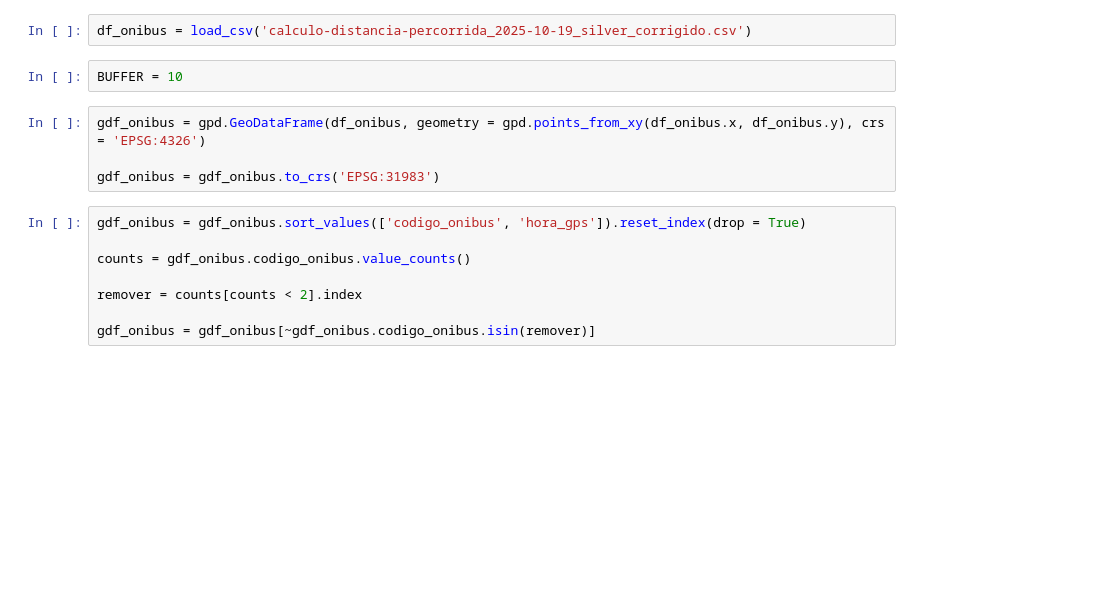
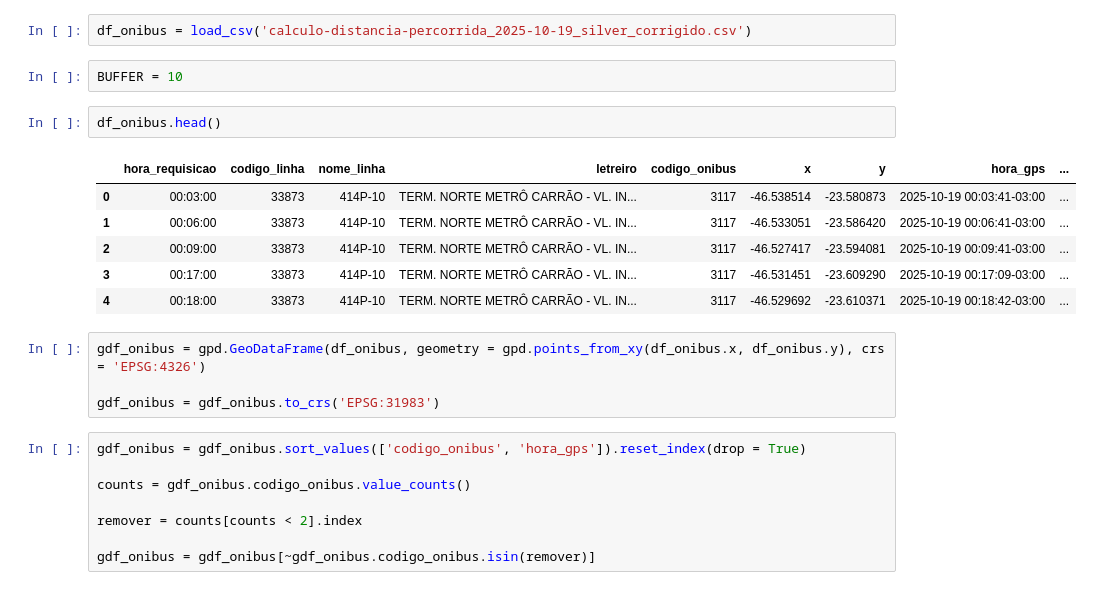
Before and after one commit to sepep-pmsp/onibus_eletricos_saude, a Jupyter notebook: 03_linestrings_buffer.ipynb, the cells around one changed output. Drawn from its saved outputs; the diff is of its cells as text; blank space fills up the shorter version.

```diff
--- a/03_linestrings_buffer.ipynb
+++ b/03_linestrings_buffer.ipynb
@@ -11,6 +11,15 @@ from utils.save_shp import save_shp
 df_onibus = load_csv('calculo-distancia-percorrida_2025-10-19_silver_corrigido.csv')
 # %%
 BUFFER = 10
+# %%
+df_onibus.head()
+# %% [output]
+|  | hora_requisicao | codigo_linha | nome_linha | letreiro | codigo_onibus | x | y | hora_gps | ... |
+| 0 | 00:03:00 | 33873 | 414P-10 | TERM. NORTE METRÔ CARRÃO - VL. IN... | 3117 | -46.538514 | -23.580873 | 2025-10-19 00:03:41-03:00 | ... |
+| 1 | 00:06:00 | 33873 | 414P-10 | TERM. NORTE METRÔ CARRÃO - VL. IN... | 3117 | -46.533051 | -23.586420 | 2025-10-19 00:06:41-03:00 | ... |
+| 2 | 00:09:00 | 33873 | 414P-10 | TERM. NORTE METRÔ CARRÃO - VL. IN... | 3117 | -46.527417 | -23.594081 | 2025-10-19 00:09:41-03:00 | ... |
+| 3 | 00:17:00 | 33873 | 414P-10 | TERM. NORTE METRÔ CARRÃO - VL. IN... | 3117 | -46.531451 | -23.609290 | 2025-10-19 00:17:09-03:00 | ... |
+| 4 | 00:18:00 | 33873 | 414P-10 | TERM. NORTE METRÔ CARRÃO - VL. IN... | 3117 | -46.529692 | -23.610371 | 2025-10-19 00:18:42-03:00 | ... |
 # %%
 gdf_onibus = gpd.GeoDataFrame(df_onibus, geometry = gpd.points_from_xy(df_onibus.x, df_onibus.y), crs = 'EPSG:4326')
 
```
Also changed, not shown: parts of 7 cells of this notebook.
